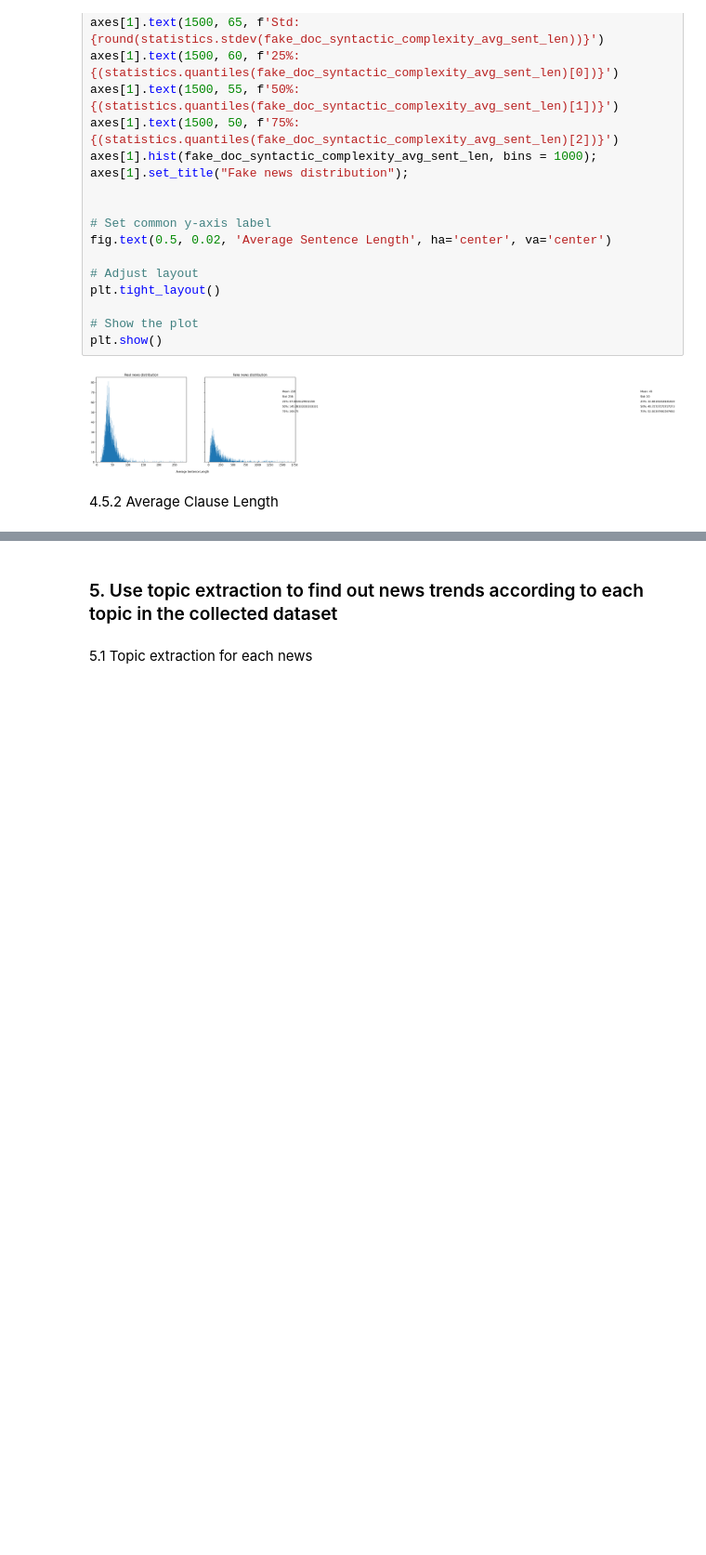
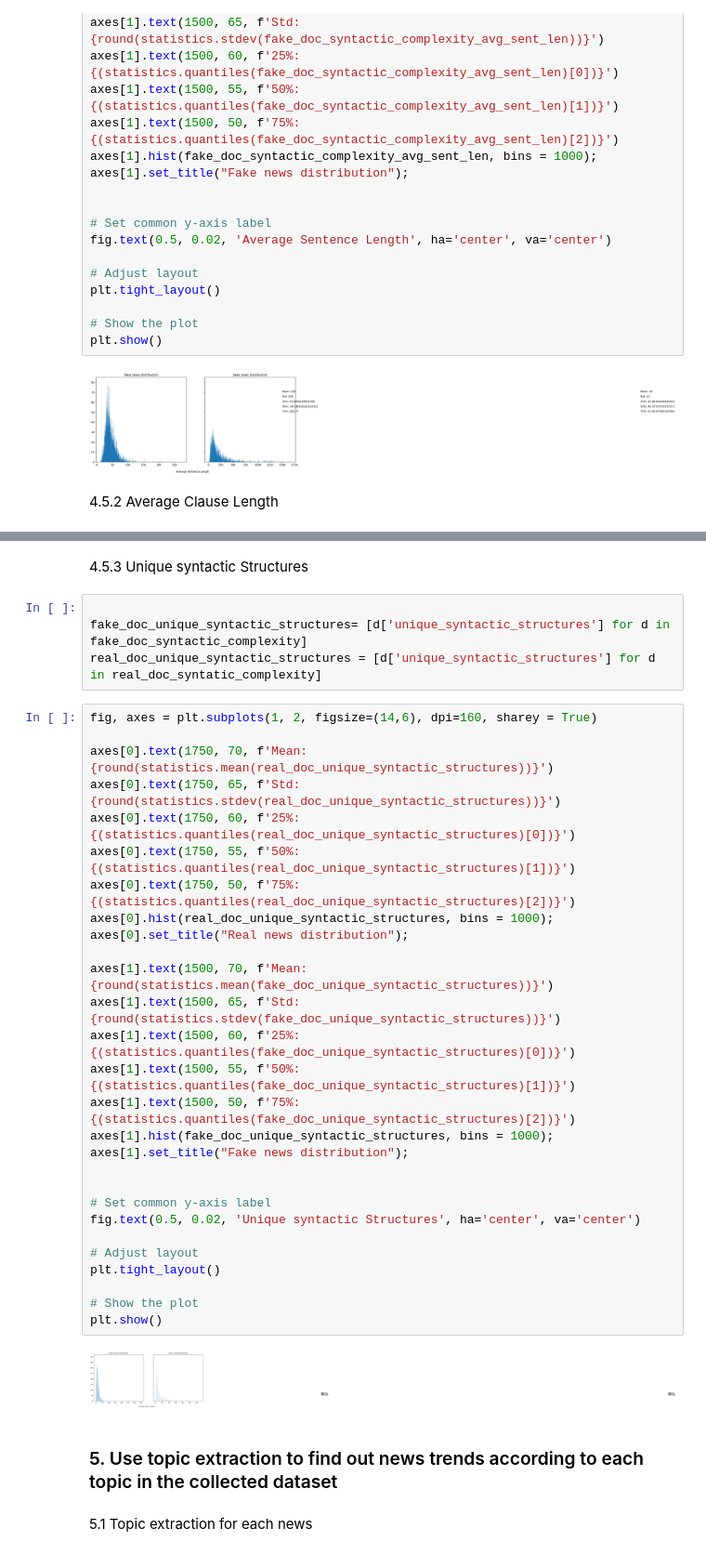
Before and after one commit to DreamyWanderer/Final_Lab, a Jupyter notebook: Source/Visualize/EDA.ipynb, the cells around one changed output, grey strips where cells are left out. Shown at 93% size. Saved outputs shown, nothing was run; the diff lists cells and outputs as text; blank space fills up the shorter version.

Commit message:
feat (EDA): add metric syntatic complexity (unique syntactic structures)

```diff
--- a/Source/Visualize/EDA.ipynb
+++ b/Source/Visualize/EDA.ipynb
@@ -305,3 +335,39 @@ plt.show()
+# %% [markdown]
+4.5.3 Unique syntactic Structures
+# %%
+
+fake_doc_unique_syntactic_structures= [d['unique_syntactic_structures'] for d in fake_doc_syntactic_complexity]
+real_doc_unique_syntactic_structures = [d['unique_syntactic_structures'] for d in real_doc_syntatic_complexity]
+# %%
+fig, axes = plt.subplots(1, 2, figsize=(14,6), dpi=160, sharey = True)
+
+axes[0].text(1750, 70, f'Mean: {round(statistics.mean(real_doc_unique_syntactic_structures))}')
+axes[0].text(1750, 65, f'Std: {round(statistics.stdev(real_doc_unique_syntactic_structures))}')
+axes[0].text(1750, 60, f'25%: {(statistics.quantiles(real_doc_unique_syntactic_structures)[0])}')
+axes[0].text(1750, 55, f'50%: {(statistics.quantiles(real_doc_unique_syntactic_structures)[1])}')
+axes[0].text(1750, 50, f'75%: {(statistics.quantiles(real_doc_unique_syntactic_structures)[2])}')
+axes[0].hist(real_doc_unique_syntactic_structures, bins = 1000);
+axes[0].set_title("Real news distribution");
+
+axes[1].text(1500, 70, f'Mean: {round(statistics.mean(fake_doc_unique_syntactic_structures))}')
+axes[1].text(1500, 65, f'Std: {round(statistics.stdev(fake_doc_unique_syntactic_structures))}')
+axes[1].text(1500, 60, f'25%: {(statistics.quantiles(fake_doc_unique_syntactic_structures)[0])}')
+axes[1].text(1500, 55, f'50%: {(statistics.quantiles(fake_doc_unique_syntactic_structures)[1])}')
+axes[1].text(1500, 50, f'75%: {(statistics.quantiles(fake_doc_unique_syntactic_structures)[2])}')
+axes[1].hist(fake_doc_unique_syntactic_structures, bins = 1000);
+axes[1].set_title("Fake news distribution");
+
+
+# Set common y-axis label
+fig.text(0.5, 0.02, 'Unique syntactic Structures', ha='center', va='center')
+
+# Adjust layout
+plt.tight_layout()
+
+# Show the plot
+plt.show()
+# %% [output]
+[figure, added]
 # %% [markdown]
 ### 5. Use topic extraction to find out news trends according to each topic in the collected dataset
 # %% [markdown]
```
Also changed, not shown: parts of 2 cells of this notebook.
